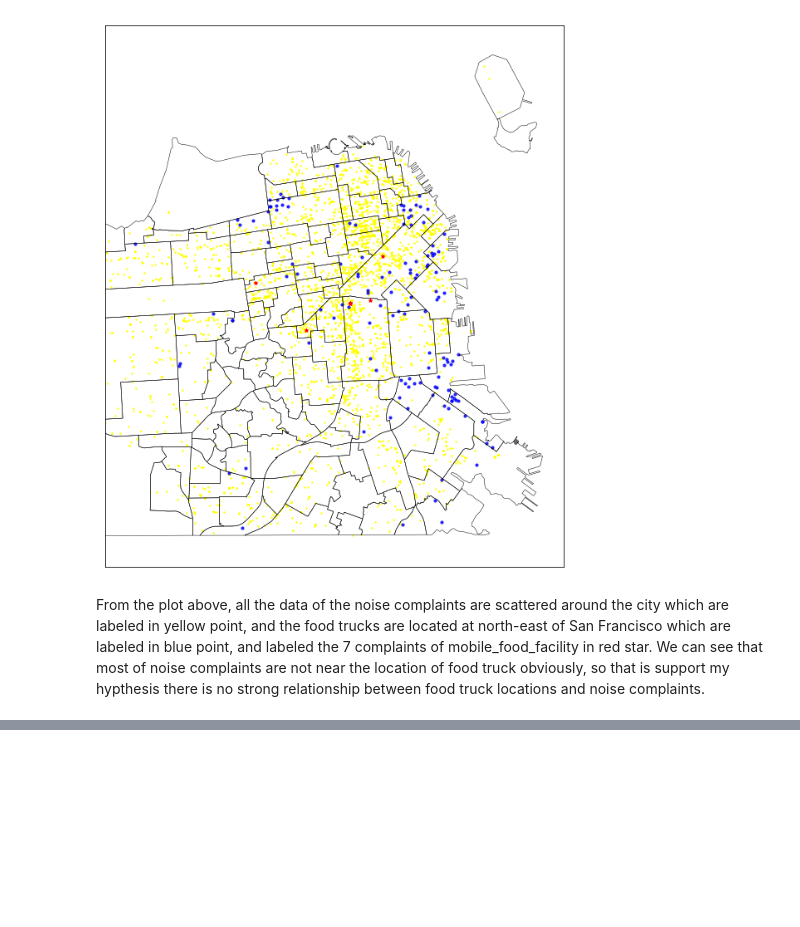
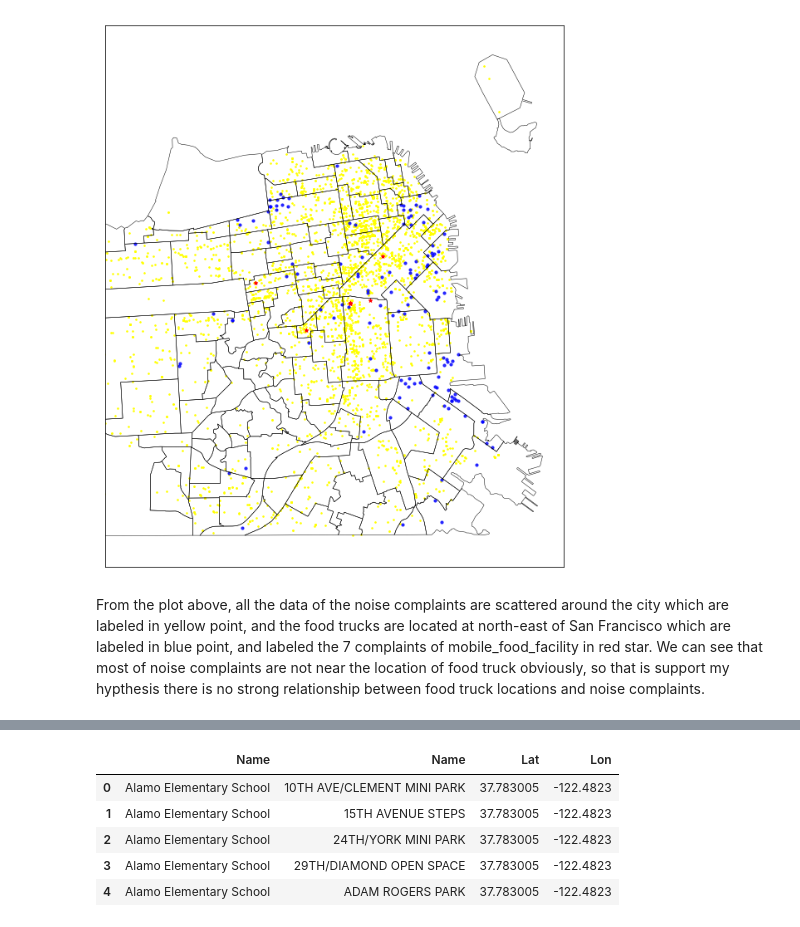
Before and after one commit to xtowang/Housing-in-SF, a Jupyter notebook: hw5.ipynb, the cells around one changed output, grey strips where cells are left out. Cells and saved outputs as stored; diff of their text form; code cells hidden in the pictures; blank space fills up the shorter version.

```diff
--- a/hw5.ipynb
+++ b/hw5.ipynb
@@ -339,0 +363,19 @@ From the plot above, all the data of the noise complaints are scattered around t
+# %%
+schools = pd.read_sql_query('select * from schools', conn3)
+
+schools_sql_query = """
+SELECT schools.Name, parks.Name, schools.Lat, schools.Lon from schools
+INNER JOIN parks
+WHERE schools.Lat != 0
+AND schools.Lon != 0
+"""
+
+schools_data = pd.read_sql_query(schools_sql_query,conn3)
+schools_data.head()
+# %% [output]
+|  | Name | Name | Lat | Lon |
+| 0 | Alamo Elementary School | 10TH AVE/CLEMENT MINI PARK | 37.783005 | -122.4823 |
+| 1 | Alamo Elementary School | 15TH AVENUE STEPS | 37.783005 | -122.4823 |
+| 2 | Alamo Elementary School | 24TH/YORK MINI PARK | 37.783005 | -122.4823 |
+| 3 | Alamo Elementary School | 29TH/DIAMOND OPEN SPACE | 37.783005 | -122.4823 |
+| 4 | Alamo Elementary School | ADAM ROGERS PARK | 37.783005 | -122.4823 |
```
Also changed, not shown: parts of 8 cells of this notebook.
